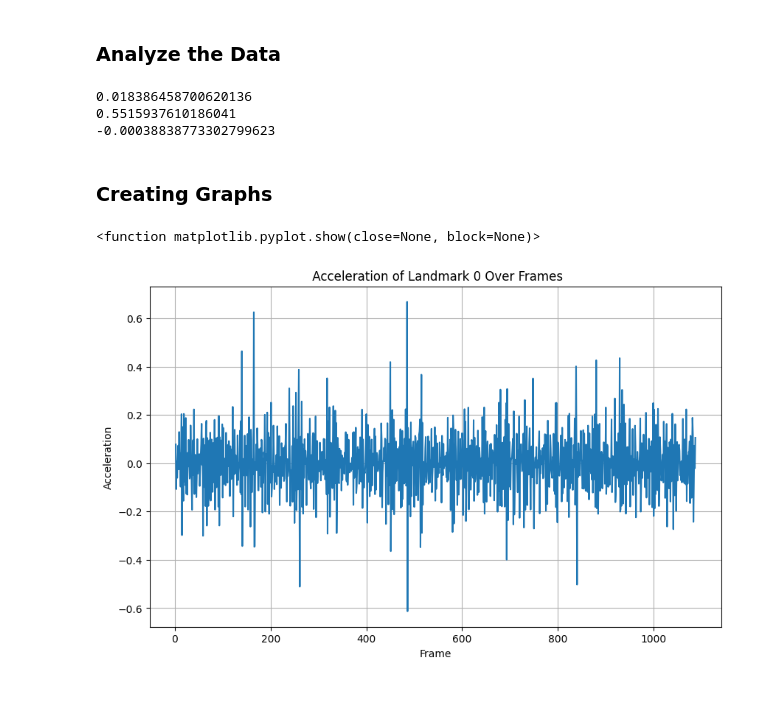
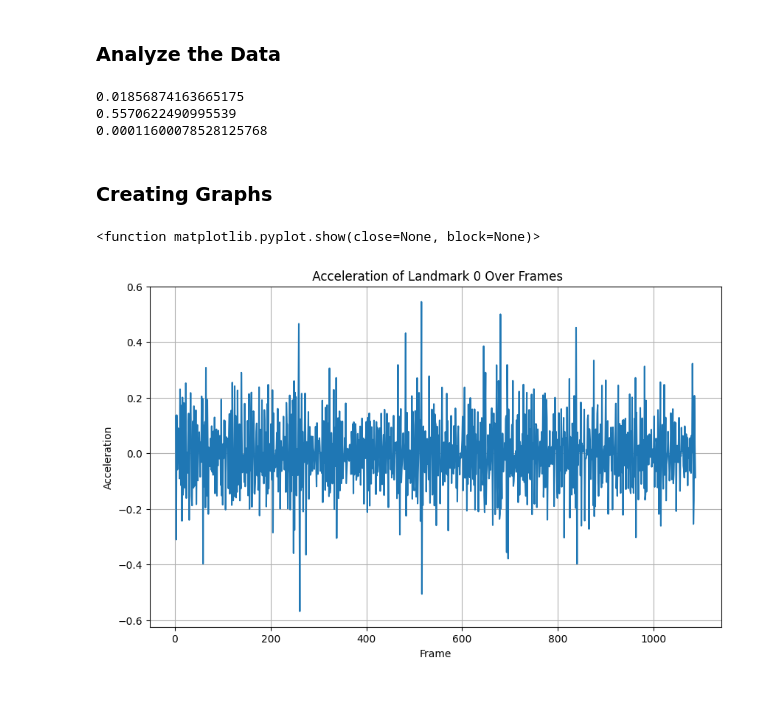
Before and after one commit to Victor-lyhan/Parkinson-Diagnosis, a Jupyter notebook: CV_Hand_Model/NOTEBOOKS/Experimental.ipynb, the cells around one changed output. Drawn from its saved outputs; the diff is of its cells as text; code cells hidden in the pictures.

```diff
--- a/CV_Hand_Model/NOTEBOOKS/Experimental.ipynb
+++ b/CV_Hand_Model/NOTEBOOKS/Experimental.ipynb
@@ -124,41 +128,44 @@ df.head()
 # %% [output]
 NameError: name 'df' is not defined
+# %%
+landmarks = pd.read_csv("CV_Hand_Model/Data/landmarks_pos1.csv")
 # %% [markdown]
 ### Analyze the Data
 # %%
+
 # Averages
-avgdPos = df['dPosition'].mean()
-avgVel = df['Velocity'].mean()
-avgdAcc = df['Acceleration'].mean()
+avgdPos = landmarks['dPosition'].mean()
+avgVel = landmarks['Velocity'].mean()
+avgdAcc = landmarks['Acceleration'].mean()
 
 print(f"{avgdPos}")
 print(f"{avgVel}")
 print(f"{avgdAcc}")
 # %% [output]
-0.018386458700620136
-0.5515937610186041
--0.00038838773302799623
+0.01856874163665175
+0.5570622490995539
+0.00011600078528125768
 # %% [markdown]
 ### Creating Graphs
 # %%
 # BASIC GRAPH
 import matplotlib.pyplot as plt
 
 landmark_index = 0
 
-landmark_data = df[df['Landmark Index'] == landmark_index]
+landmark_data = landmarks[landmarks['Landmark Index'] == landmark_index]
 
 plt.figure(figsize=(10,6))
 plt.plot(landmark_data['Frame'], landmark_data['Acceleration'], label=f'Landmark {landmark_index}')
 plt.xlabel('Frame')
 plt.ylabel('Acceleration')
 plt.title(f' Acceleration of Landmark {landmark_index} Over Frames')
 plt.grid(True)
 
 plt.show
 # %% [output]
 <function matplotlib.pyplot.show(close=None, block=None)>
-[figure, old version]
+[figure, new version]
 # %% [markdown]
 #
 # %%
```
Also changed, not shown: parts of 7 cells of this notebook.
